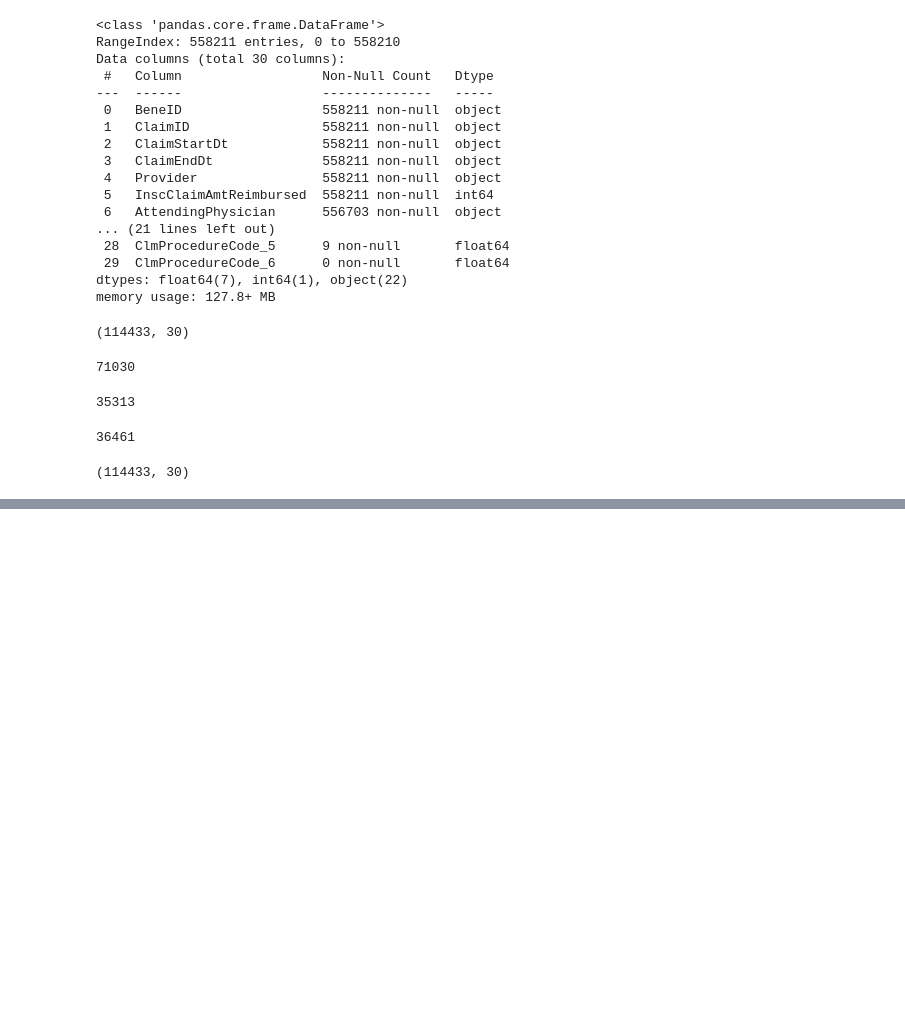
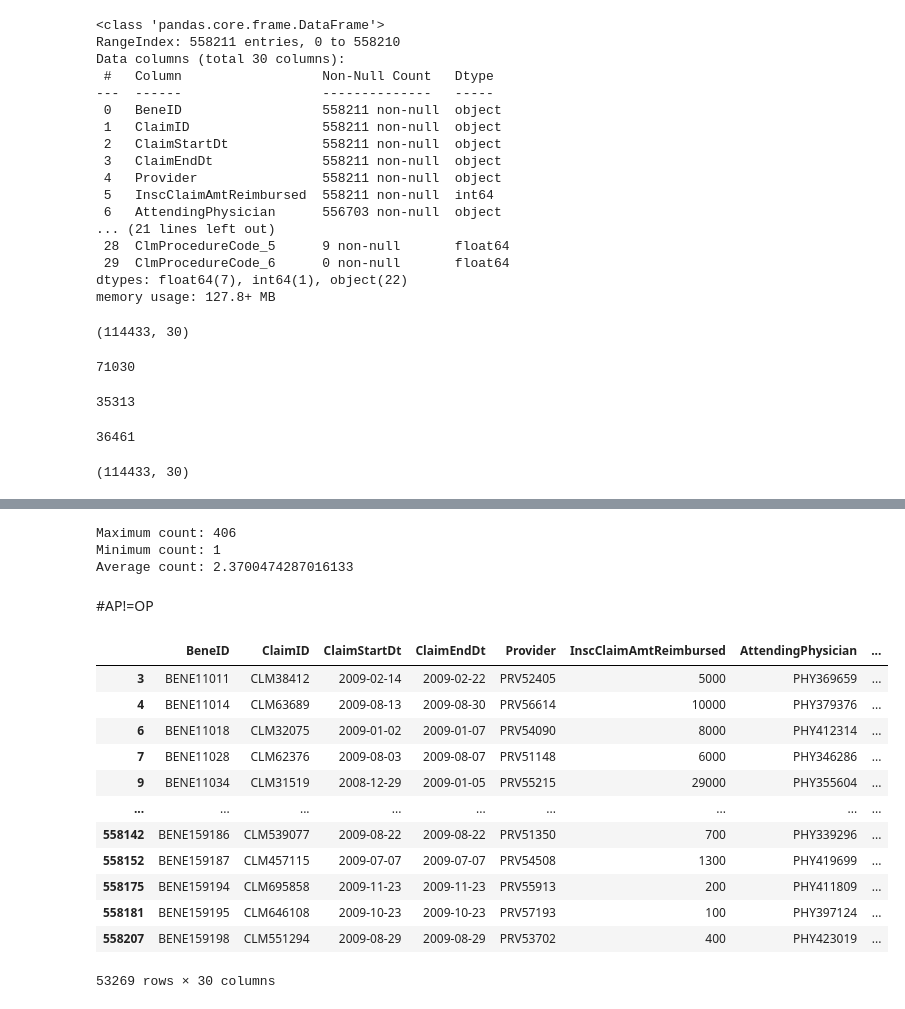
Before and after one commit to meghavi1610/Healthcare_Provider_Fraud, a Jupyter notebook: Data Exploration.ipynb, the cells around one changed output, grey strips where cells are left out. Drawn from its saved outputs; the diff is of its cells as text; code cells hidden in the pictures; blank space fills up the shorter version.

```diff
--- a/Data Exploration.ipynb
+++ b/Data Exploration.ipynb
@@ -258,0 +358,36 @@ edges_df
+# %%
+# Maximum count
+max_count = pair_counts.max()
+
+# Minimum count
+min_count = pair_counts.min()
+
+# Average count
+avg_count = pair_counts.mean()
+
+# Display the results
+print("Maximum count:", max_count)
+print("Minimum count:", min_count)
+print("Average count:", avg_count)
+# %% [output]
+Maximum count: 406
+Minimum count: 1
+Average count: 2.3700474287016133
+# %% [markdown]
+#AP!=OP
+# %%
+dfn
+# %% [output]
+|  | BeneID | ClaimID | ClaimStartDt | ClaimEndDt | Provider | InscClaimAmtReimbursed | AttendingPhysician | ... |
+| 3 | BENE11011 | CLM38412 | 2009-02-14 | 2009-02-22 | PRV52405 | 5000 | PHY369659 | ... |
+| 4 | BENE11014 | CLM63689 | 2009-08-13 | 2009-08-30 | PRV56614 | 10000 | PHY379376 | ... |
+| 6 | BENE11018 | CLM32075 | 2009-01-02 | 2009-01-07 | PRV54090 | 8000 | PHY412314 | ... |
+| 7 | BENE11028 | CLM62376 | 2009-08-03 | 2009-08-07 | PRV51148 | 6000 | PHY346286 | ... |
+| 9 | BENE11034 | CLM31519 | 2008-12-29 | 2009-01-05 | PRV55215 | 29000 | PHY355604 | ... |
+| ... | ... | ... | ... | ... | ... | ... | ... | ... |
+| 558142 | BENE159186 | CLM539077 | 2009-08-22 | 2009-08-22 | PRV51350 | 700 | PHY339296 | ... |
+| 558152 | BENE159187 | CLM457115 | 2009-07-07 | 2009-07-07 | PRV54508 | 1300 | PHY419699 | ... |
+| 558175 | BENE159194 | CLM695858 | 2009-11-23 | 2009-11-23 | PRV55913 | 200 | PHY411809 | ... |
+| 558181 | BENE159195 | CLM646108 | 2009-10-23 | 2009-10-23 | PRV57193 | 100 | PHY397124 | ... |
+| 558207 | BENE159198 | CLM551294 | 2009-08-29 | 2009-08-29 | PRV53702 | 400 | PHY423019 | ... |
+53269 rows × 30 columns
```
Also changed, not shown: parts of 67 cells of this notebook.
